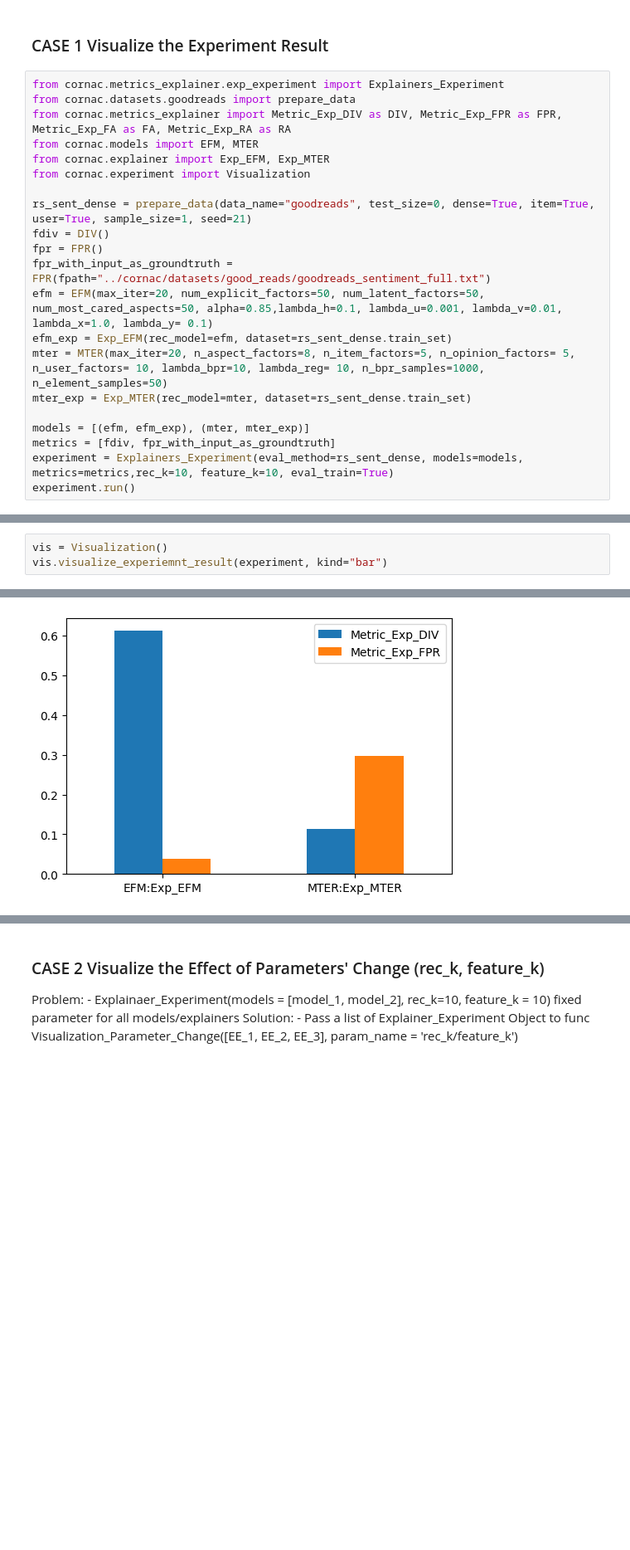
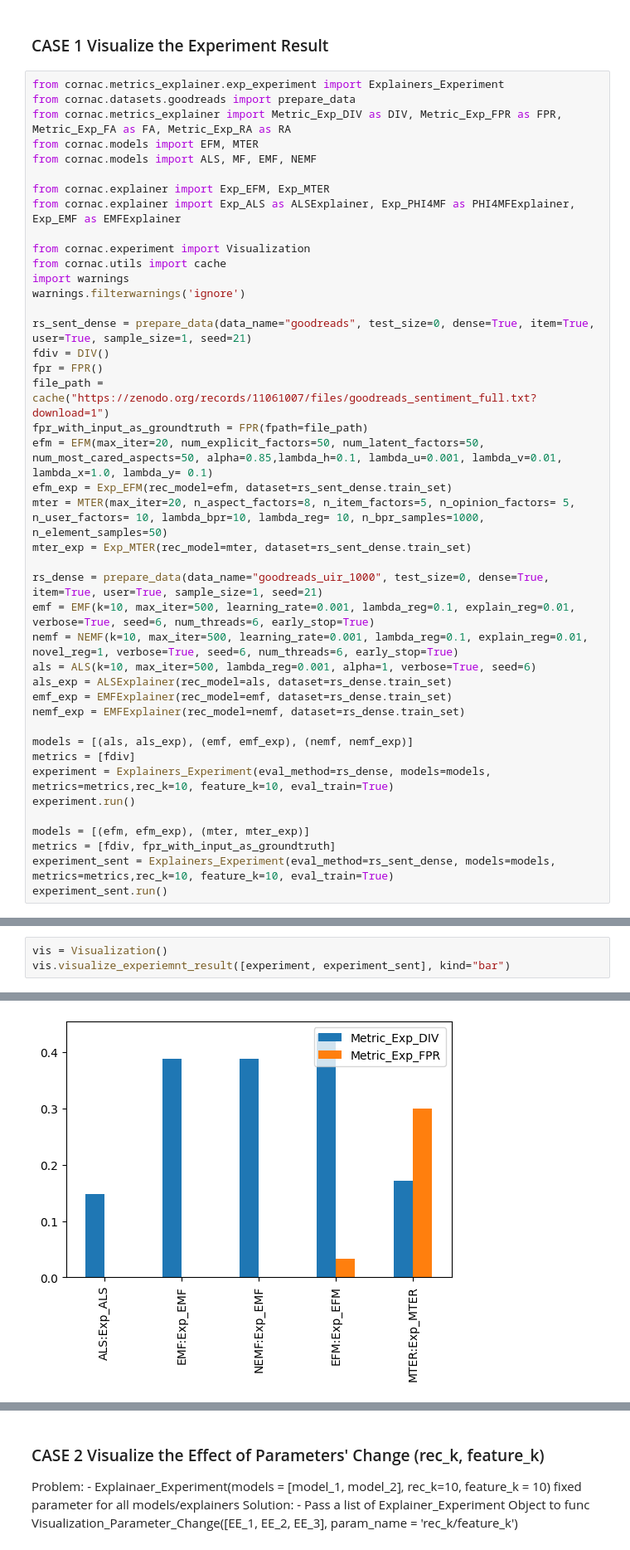
Before and after one commit to AthinaKyriakou/ROSE, a Jupyter notebook: demo/visualization_demo.ipynb, the cells around one changed output, grey strips where cells are left out. Shown: that part at 83% size. Drawn from its saved outputs; the diff is of its cells as text; blank space fills up the shorter version.

Commit message:
enable passing multiple experiments result to plot

```diff
--- a/demo/visualization_demo.ipynb
+++ b/demo/visualization_demo.ipynb
@@ -5,20 +5,41 @@ from cornac.metrics_explainer.exp_experiment import Explainers_Experiment
 from cornac.datasets.goodreads import prepare_data
 from cornac.metrics_explainer import Metric_Exp_DIV as DIV, Metric_Exp_FPR as FPR, Metric_Exp_FA as FA, Metric_Exp_RA as RA
 from cornac.models import EFM, MTER
+from cornac.models import ALS, MF, EMF, NEMF
+
 from cornac.explainer import Exp_EFM, Exp_MTER
+from cornac.explainer import Exp_ALS as ALSExplainer, Exp_PHI4MF as PHI4MFExplainer, Exp_EMF as EMFExplainer
+
 from cornac.experiment import Visualization
+from cornac.utils import cache
+import warnings
+warnings.filterwarnings('ignore')
 
 rs_sent_dense = prepare_data(data_name="goodreads", test_size=0, dense=True, item=True, user=True, sample_size=1, seed=21)
 fdiv = DIV()
 fpr = FPR()
-fpr_with_input_as_groundtruth = FPR(fpath="../cornac/datasets/good_reads/goodreads_sentiment_full.txt")
+file_path = cache("https://zenodo.org/records/11061007/files/goodreads_sentiment_full.txt?download=1")
+fpr_with_input_as_groundtruth = FPR(fpath=file_path)
 efm = EFM(max_iter=20, num_explicit_factors=50, num_latent_factors=50, num_most_cared_aspects=50, alpha=0.85,lambda_h=0.1, lambda_u=0.001, lambda_v=0.01, lambda_x=1.0, lambda_y= 0.1)
 efm_exp = Exp_EFM(rec_model=efm, dataset=rs_sent_dense.train_set)
 mter = MTER(max_iter=20, n_aspect_factors=8, n_item_factors=5, n_opinion_factors= 5, n_user_factors= 10, lambda_bpr=10, lambda_reg= 10, n_bpr_samples=1000, n_element_samples=50)
 mter_exp = Exp_MTER(rec_model=mter, dataset=rs_sent_dense.train_set)
 
+rs_dense = prepare_data(data_name="goodreads_uir_1000", test_size=0, dense=True, item=True, user=True, sample_size=1, seed=21)
+emf = EMF(k=10, max_iter=500, learning_rate=0.001, lambda_reg=0.1, explain_reg=0.01, verbose=True, seed=6, num_threads=6, early_stop=True)
+nemf = NEMF(k=10, max_iter=500, learning_rate=0.001, lambda_reg=0.1, explain_reg=0.01, novel_reg=1, verbose=True, seed=6, num_threads=6, early_stop=True)
+als = ALS(k=10, max_iter=500, lambda_reg=0.001, alpha=1, verbose=True, seed=6)
+als_exp = ALSExplainer(rec_model=als, dataset=rs_dense.train_set)
+emf_exp = EMFExplainer(rec_model=emf, dataset=rs_dense.train_set)
+nemf_exp = EMFExplainer(rec_model=nemf, dataset=rs_dense.train_set)
+
+models = [(als, als_exp), (emf, emf_exp), (nemf, nemf_exp)]
+metrics = [fdiv]
+experiment = Explainers_Experiment(eval_method=rs_dense, models=models, metrics=metrics,rec_k=10, feature_k=10, eval_train=True)
+experiment.run()
+
 models = [(efm, efm_exp), (mter, mter_exp)]
 metrics = [fdiv, fpr_with_input_as_groundtruth]
-experiment = Explainers_Experiment(eval_method=rs_sent_dense, models=models, metrics=metrics,rec_k=10, feature_k=10, eval_train=True)
-experiment.run()
+experiment_sent = Explainers_Experiment(eval_method=rs_sent_dense, models=models, metrics=metrics,rec_k=10, feature_k=10, eval_train=True)
+experiment_sent.run()
 # %% [output]
@@ -146,4 +100,4 @@ class Visualization(object):
 # %%
 vis = Visualization()
-vis.visualize_experiemnt_result(experiment, kind="bar")
+vis.visualize_experiemnt_result([experiment, experiment_sent], kind="bar")
 # %% [output]
@@ -151,3 +104,3 @@ vis.visualize_experiemnt_result(experiment, kind="bar")
 Plot the bar chart for the metrics:
-[figure, old version]
+[figure, new version]
                Metric_Exp_DIV  Metric_Exp_FPR
```
Also changed, not shown: parts of 3 cells of this notebook, 2 other files.
